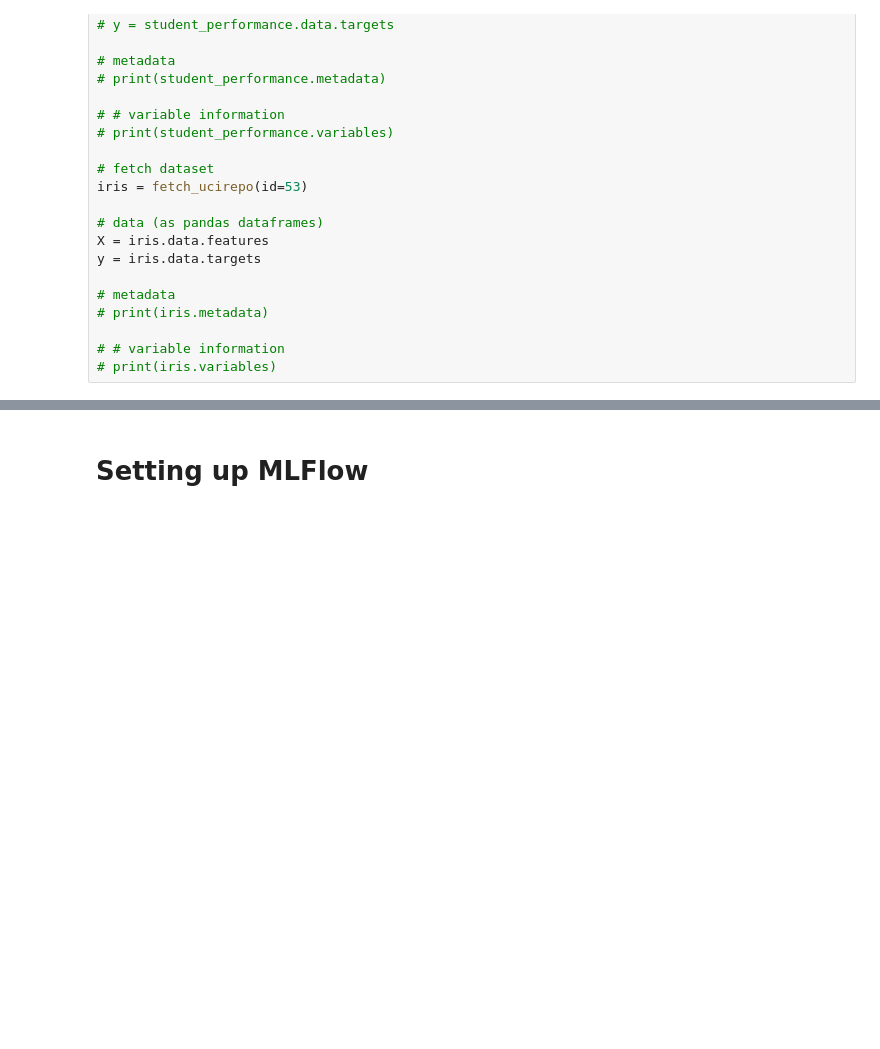
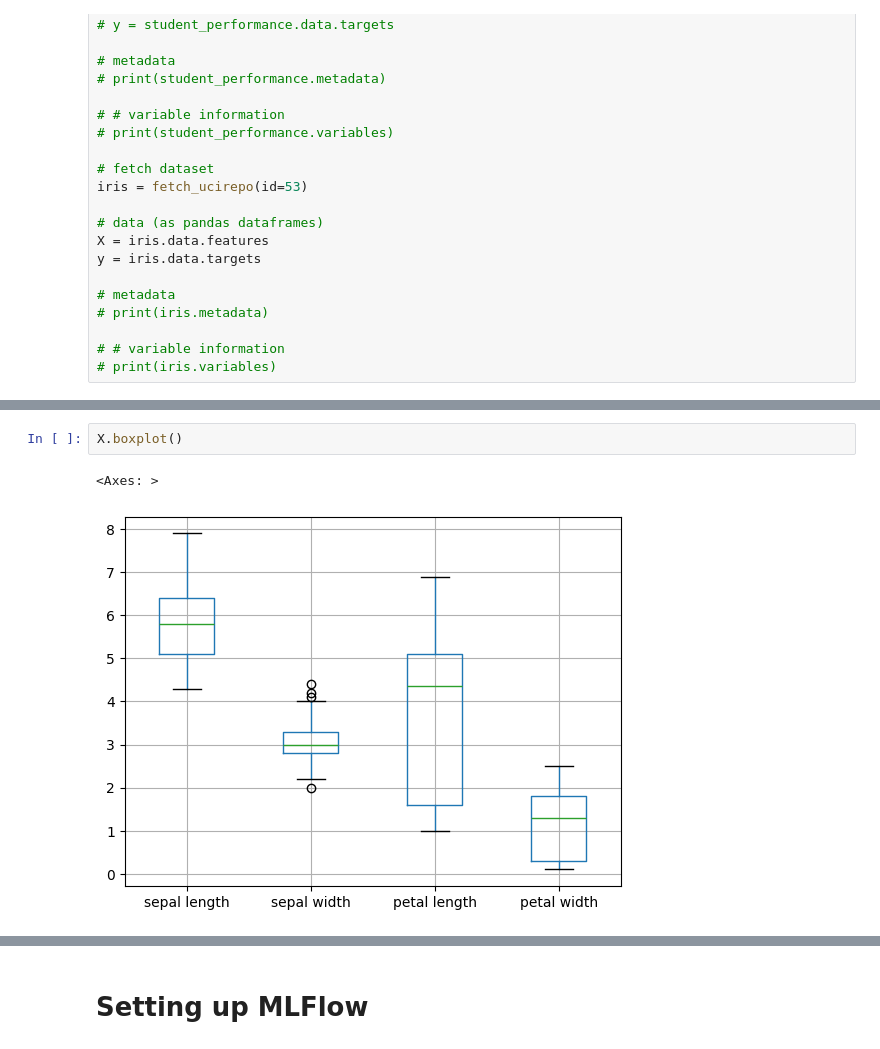
Before and after one commit to GNSkier/Spring2-MSDS-MLOps, a Jupyter notebook: Labs/lab2/lab2_assignment_submission.ipynb, the cells around one changed output, grey strips where cells are left out. Drawn from its saved outputs; the diff is of its cells as text; blank space fills up the shorter version.

```diff
--- a/Labs/lab2/lab2_assignment_submission.ipynb
+++ b/Labs/lab2/lab2_assignment_submission.ipynb
@@ -78,0 +103,5 @@ y = iris.data.targets
+# %%
+X.boxplot()
+# %% [output]
+<Axes: >
+[figure, added]
```
Also changed, not shown: parts of 6 cells of this notebook.
